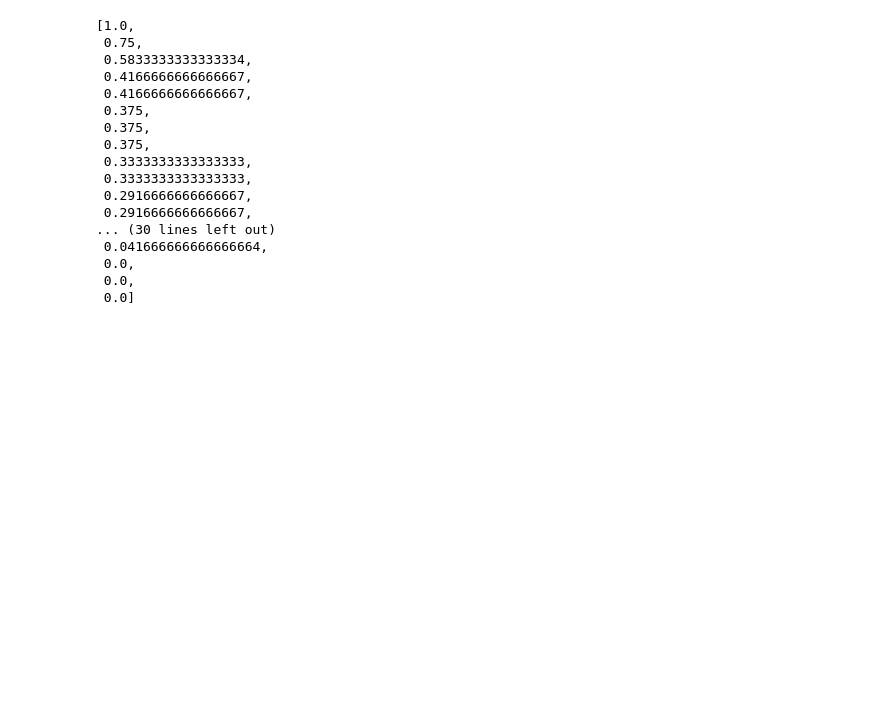
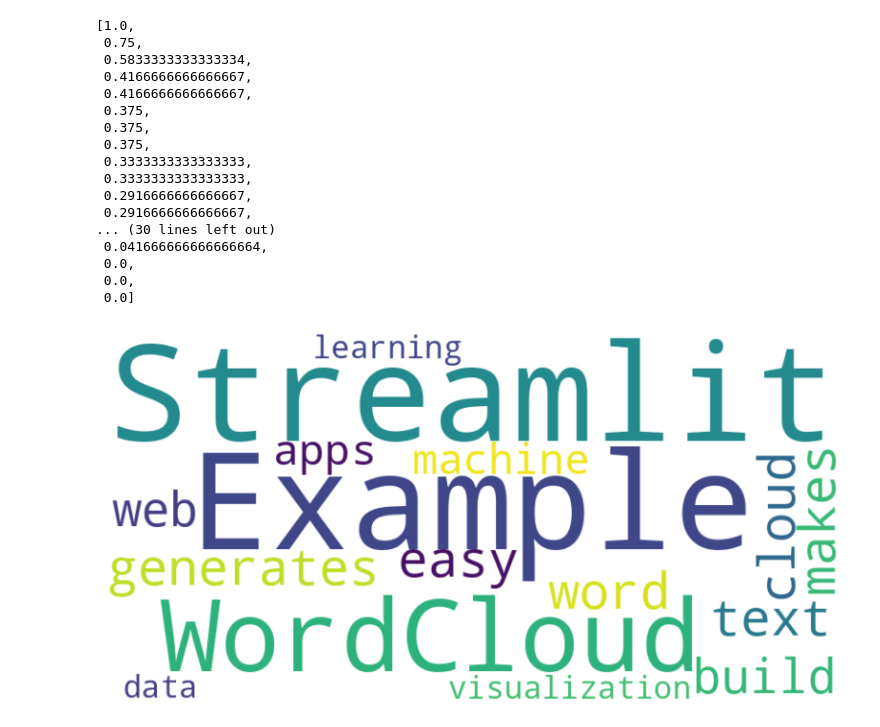
Before and after one commit to Habonit/streamGPT, a Jupyter notebook: test.ipynb, the cells around one changed output. Saved outputs shown, nothing was run; the diff lists cells and outputs as text; code cells hidden in the pictures; blank space fills up the shorter version.

```diff
--- a/test.ipynb
+++ b/test.ipynb
@@ -508,3 +500,23 @@ importance_list
  0.0,
  0.0,
  0.0]
+# %%
+from wordcloud import WordCloud
+import matplotlib.pyplot as plt
+
+# 텍스트 데이터
+text = """
+Streamlit WordCloud Example. This example generates a word cloud from text.
+Streamlit makes it easy to build web apps for machine learning and data visualization.
+"""
+
+# 워드클라우드 생성
+wordcloud = WordCloud(width=800, height=400, background_color="white").generate(text)
+
+# 결과 시각화
+plt.figure(figsize=(10, 5))
+plt.imshow(wordcloud, interpolation="bilinear")
+plt.axis("off")  # 축 제거
+plt.show()
+# %% [output]
+[figure, added]
```
Also changed, not shown: parts of 9 cells of this notebook, 57 other files.
